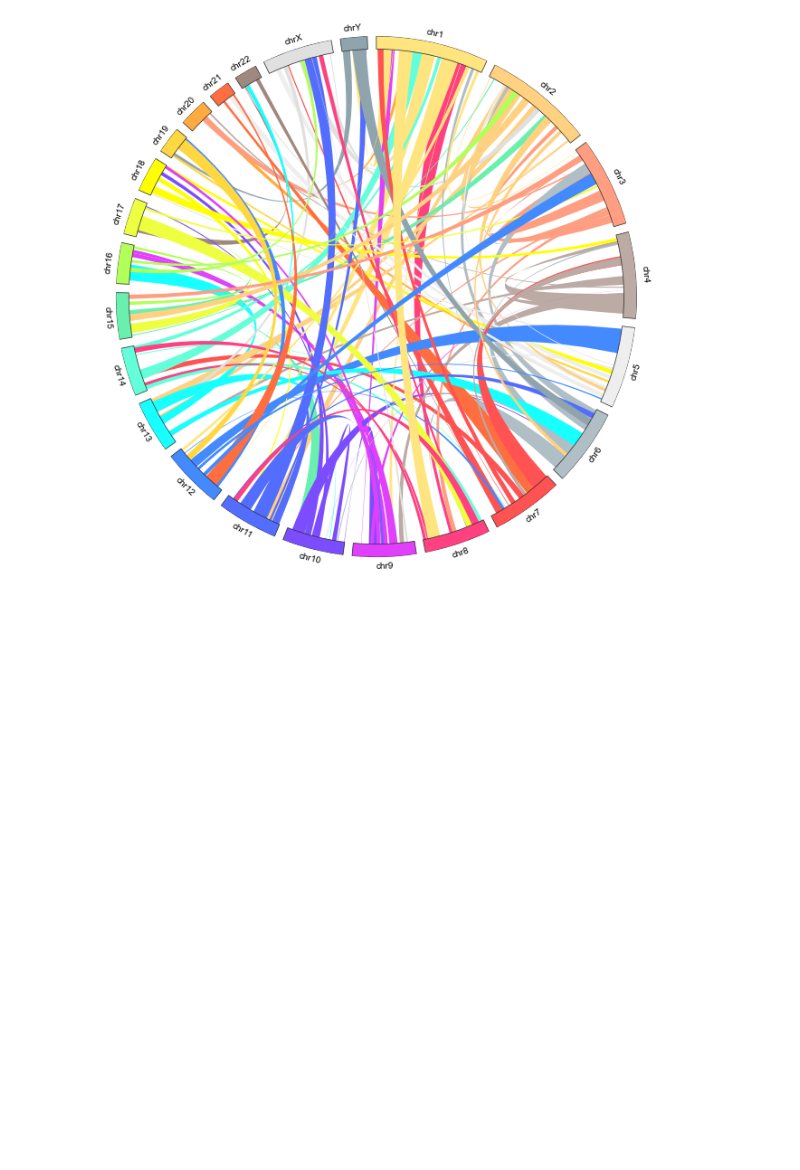
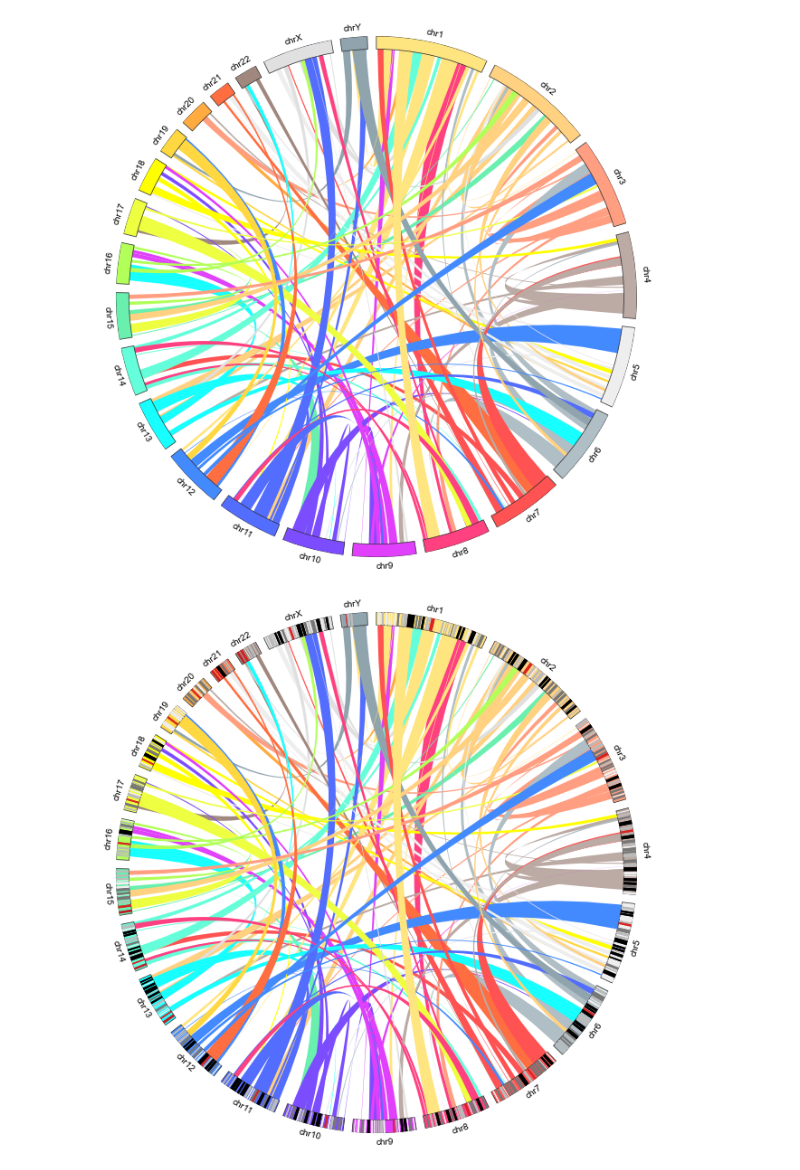
Before and after one commit to britzinger/chord_example, a Jupyter notebook: chord_example.ipynb, the cells around one changed output. Cells and saved outputs as stored; diff of their text form; code cells hidden in the pictures; blank space fills up the shorter version.

Commit message:
Add barplot example

```diff
--- a/chord_example.ipynb
+++ b/chord_example.ipynb
@@ -78,11 +78,40 @@ def Create_Chord_Diagram( nodes_file, links_file):
     circ.set_garcs(0,360) # this displays the circle
     # circle2.figure
     cir_lines = plot_links(circ,link_data)
+    return circ
 # %% [markdown]
 ### The next cell generates the Chord Diagram.
 # %%
 nodefile = 'data_chromosome_general.csv'
 linkfile = 'data_links.csv'
-Create_Chord_Diagram( nodefile, linkfile )
+circle = Create_Chord_Diagram( nodefile, linkfile )
 # %% [output]
 [figure]
+# %%
+#cytoband
+import collections
+color_dict   = {"gneg":"#FFFFFF00", "gpos25":"#EEEEEE", "gpos50":"#BBBBBB", "gpos75":"#777777", "gpos100":"#000000", "gvar":"#FFFFFF00", "stalk":"#C01E27",
+               "acen":"#D82322"}
+
+arcdata_dict = collections.defaultdict(dict)
+with open("example_data_chromosome_cytoband.csv") as f:
+    f.readline()
+    for line in f:
+        line  = line.rstrip().split(",")
+        name  = line[0]
+        start = int(line[1])-1
+        width = int(line[2])-(int(line[1])-1)
+        if name not in arcdata_dict:
+            arcdata_dict[name]["positions"] = []
+            arcdata_dict[name]["widths"]    = []
+            arcdata_dict[name]["colors"]    = []
+        arcdata_dict[name]["positions"].append(start)
+        arcdata_dict[name]["widths"].append(width)
+        arcdata_dict[name]["colors"].append(color_dict[line[-1]])
+
+for key in arcdata_dict:
+    circle.barplot(key, data=[1]*len(arcdata_dict[key]["positions"]), positions=arcdata_dict[key]["positions"],
+                   width=arcdata_dict[key]["widths"], raxis_range=[950,1000], facecolor=arcdata_dict[key]["colors"])
+circle.figure  # THIS TAKES 66 seconds
+# %% [output]
+[figure, added]
```
Also changed, not shown: 1 other file.
